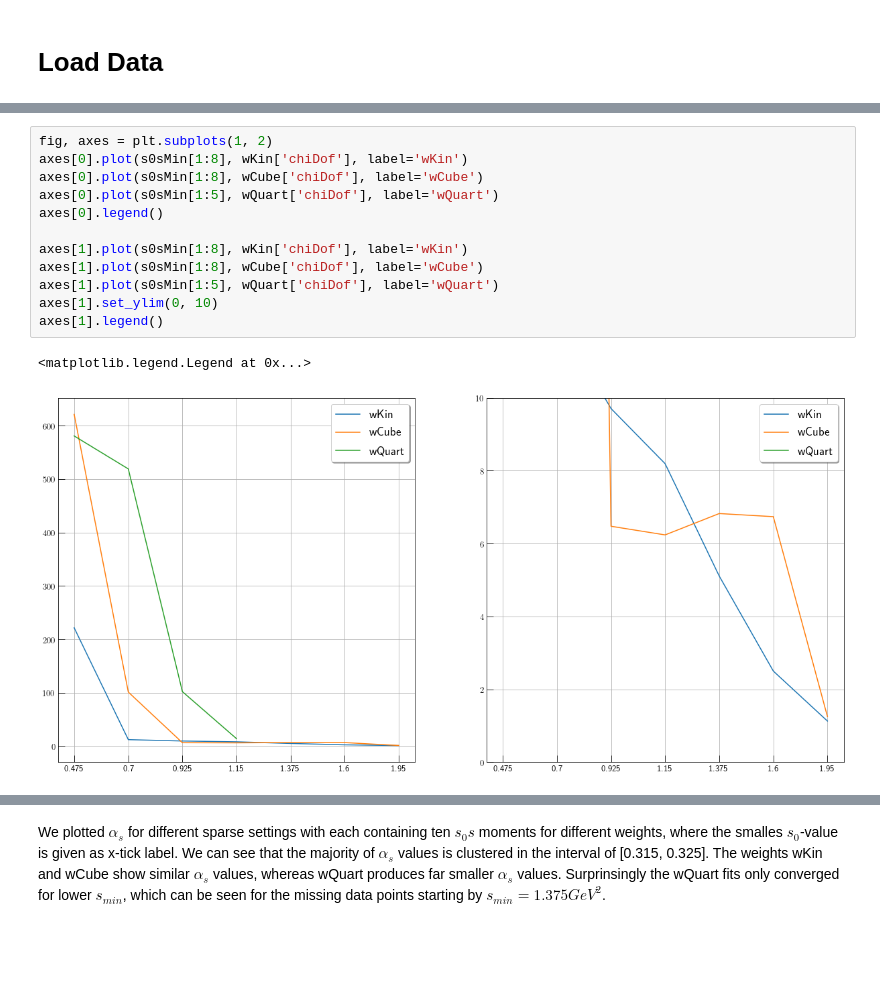
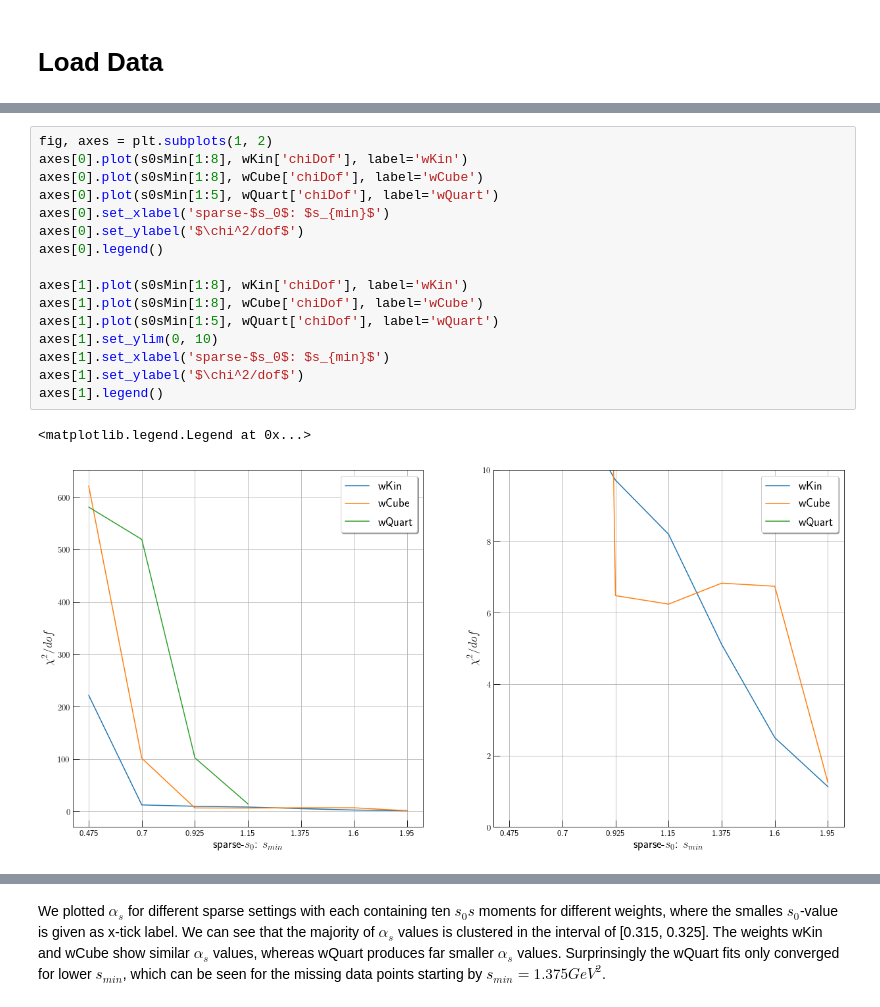
Before and after one commit to phd-dirk/Notebooks, a Jupyter notebook: alphaDetermination/sparseS0s.ipynb, the cells around one changed output, grey strips where cells are left out. Saved outputs shown, nothing was run; the diff lists cells and outputs as text; blank space fills up the shorter version.

```diff
--- a/alphaDetermination/sparseS0s.ipynb
+++ b/alphaDetermination/sparseS0s.ipynb
@@ -48,16 +48,20 @@ wQuart1.15    14.057825  0.310799
 # %%
 fig, axes = plt.subplots(1, 2)
 axes[0].plot(s0sMin[1:8], wKin['chiDof'], label='wKin')
 axes[0].plot(s0sMin[1:8], wCube['chiDof'], label='wCube')
 axes[0].plot(s0sMin[1:5], wQuart['chiDof'], label='wQuart')
+axes[0].set_xlabel('sparse-$s_0$: $s_{min}$')
+axes[0].set_ylabel('$\chi^2/dof$')
 axes[0].legend()
 
 axes[1].plot(s0sMin[1:8], wKin['chiDof'], label='wKin')
 axes[1].plot(s0sMin[1:8], wCube['chiDof'], label='wCube')
 axes[1].plot(s0sMin[1:5], wQuart['chiDof'], label='wQuart')
 axes[1].set_ylim(0, 10)
+axes[1].set_xlabel('sparse-$s_0$: $s_{min}$')
+axes[1].set_ylabel('$\chi^2/dof$')
 axes[1].legend()
 # %% [output]
 <matplotlib.legend.Legend at 0x...>
-[figure, old version]
+[figure, new version]
 # %% [markdown]
```
Also changed, not shown: parts of 3 cells of this notebook, 2 other files.
